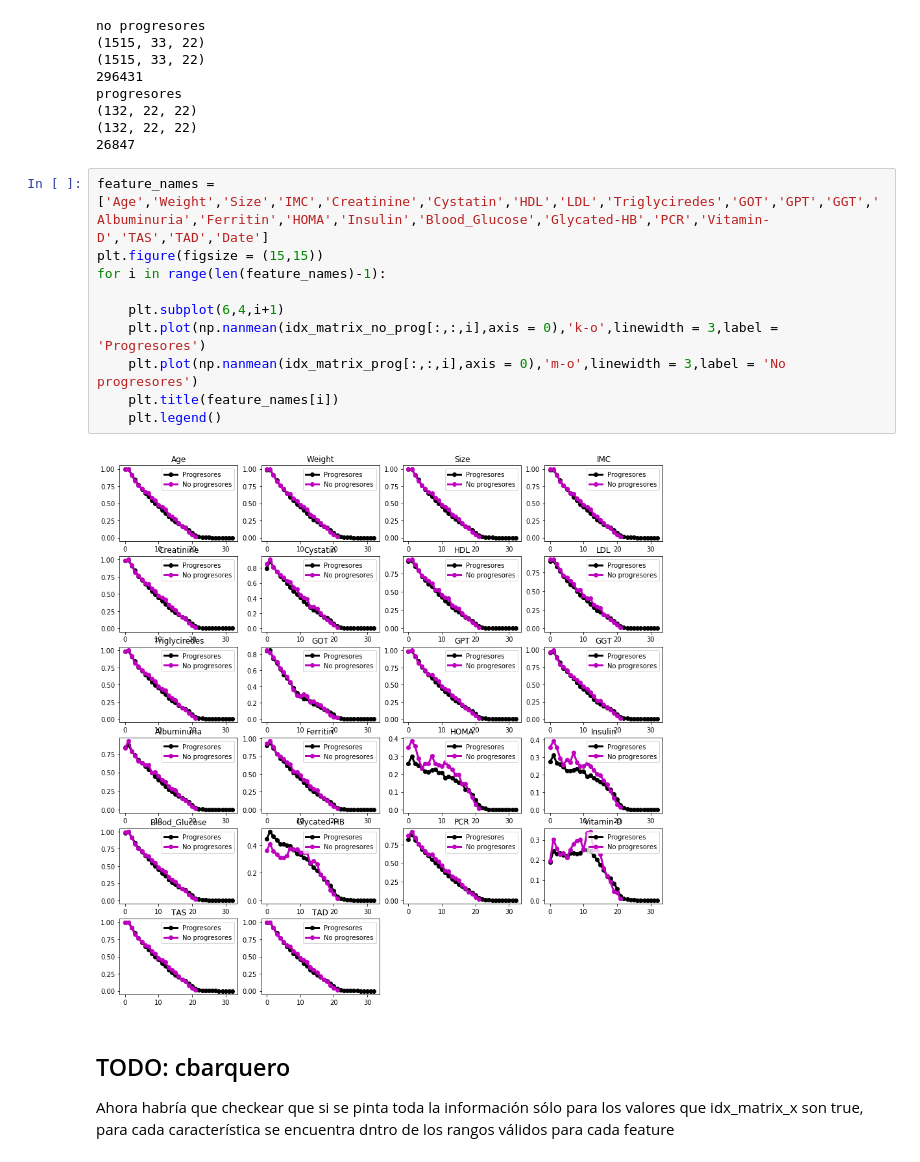
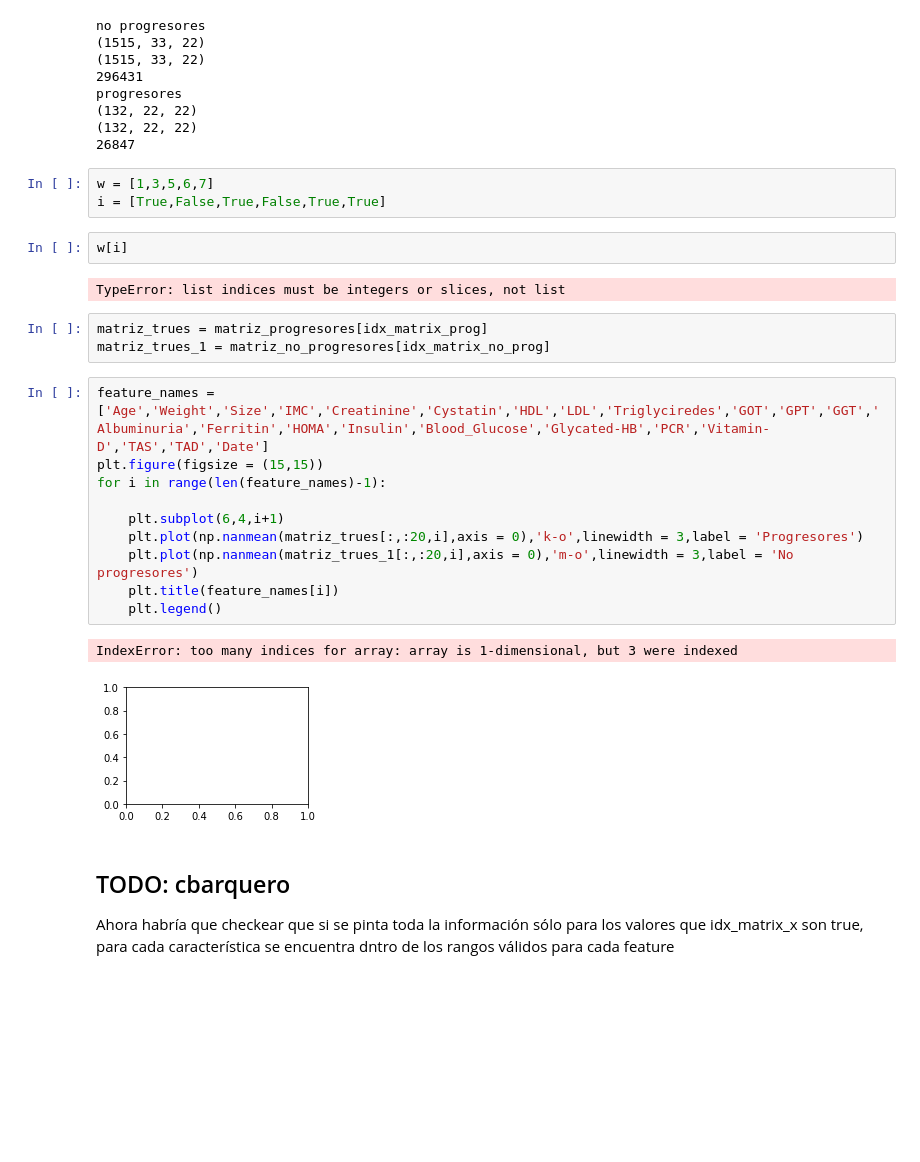
Before and after one commit to Carlosbgdlv/TFG, a Jupyter notebook: EDA/Diabetes_EDA.ipynb, the cells around one changed output. Saved outputs shown, nothing was run; the diff lists cells and outputs as text; blank space fills up the shorter version.

```diff
--- a/EDA/Diabetes_EDA.ipynb
+++ b/EDA/Diabetes_EDA.ipynb
@@ -324,18 +343,29 @@ progresores
 (132, 22, 22)
 (132, 22, 22)
 26847
+# %%
+w = [1,3,5,6,7]
+i = [True,False,True,False,True,True]
+# %%
+w[i]
+# %% [output]
+TypeError: list indices must be integers or slices, not list
+# %%
+matriz_trues = matriz_progresores[idx_matrix_prog]
+matriz_trues_1 = matriz_no_progresores[idx_matrix_no_prog]
 # %%
 feature_names = ['Age','Weight','Size','IMC','Creatinine','Cystatin','HDL','LDL','Triglyciredes','GOT','GPT','GGT','Albuminuria','Ferritin','HOMA','Insulin','Blood_Glucose','Glycated-HB','PCR','Vitamin-D','TAS','TAD','Date']
 plt.figure(figsize = (15,15))
 for i in range(len(feature_names)-1):
 
     plt.subplot(6,4,i+1)
-    plt.plot(np.nanmean(idx_matrix_no_prog[:,:,i],axis = 0),'k-o',linewidth = 3,label = 'Progresores')
-    plt.plot(np.nanmean(idx_matrix_prog[:,:,i],axis = 0),'m-o',linewidth = 3,label = 'No progresores')
+    plt.plot(np.nanmean(matriz_trues[:,:20,i],axis = 0),'k-o',linewidth = 3,label = 'Progresores')
+    plt.plot(np.nanmean(matriz_trues_1[:,:20,i],axis = 0),'m-o',linewidth = 3,label = 'No progresores')
     plt.title(feature_names[i])
     plt.legend()
 # %% [output]
+IndexError: too many indices for array: array is 1-dimensional, but 3 were indexed
-[figure, old version]
+[figure, new version]
 # %% [markdown]
 ## TODO: cbarquero
 
```
Also changed, not shown: parts of 32 cells of this notebook.
